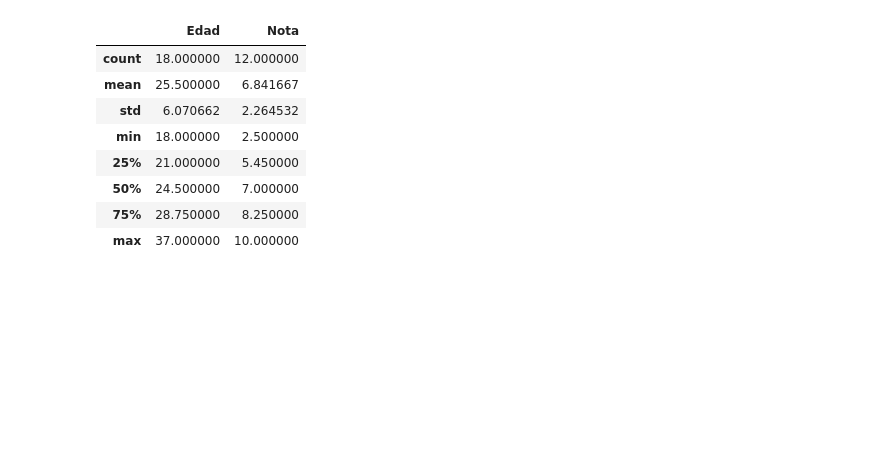
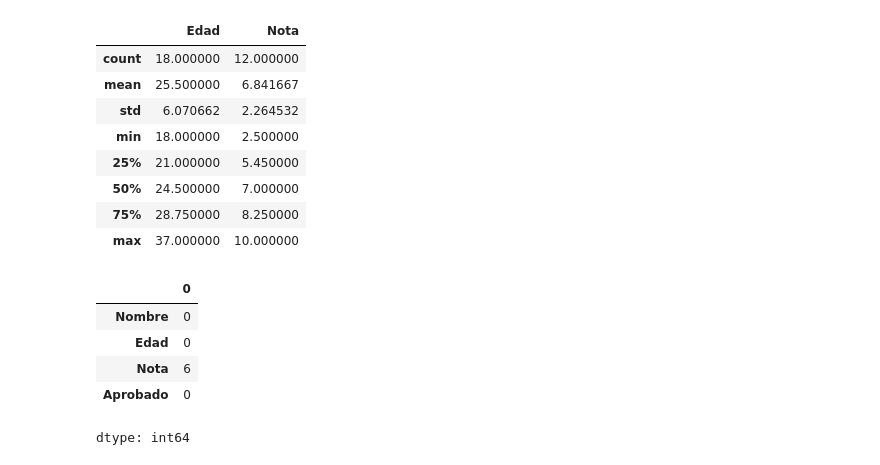
Before and after one commit to Franciscopd15/Bibliotecas_Python_FJPD, a Jupyter notebook: Desafio_Curso_Pandas.ipynb, the cells around one changed output. Drawn from its saved outputs; the diff is of its cells as text; code cells hidden in the pictures; blank space fills up the shorter version.

```diff
--- a/Desafio_Curso_Pandas.ipynb
+++ b/Desafio_Curso_Pandas.ipynb
@@ -42,3 +49,12 @@ alumnos.describe()
 | 50% | 24.500000 | 7.000000 |
 | 75% | 28.750000 | 8.250000 |
 | max | 37.000000 | 10.000000 |
+# %%
+alumnos.isnull().sum()
+# %% [output]
+|  | 0 |
+| Nombre | 0 |
+| Edad | 0 |
+| Nota | 6 |
+| Aprobado | 0 |
+dtype: int64
```
Also changed, not shown: parts of 7 cells of this notebook.
